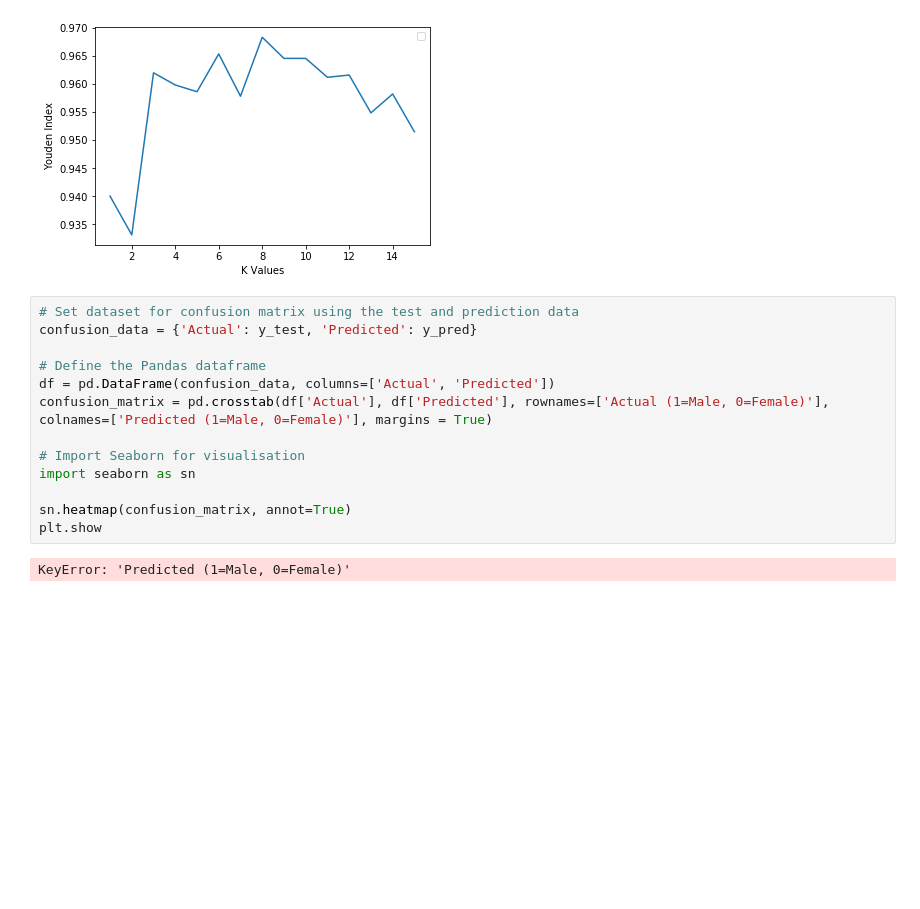
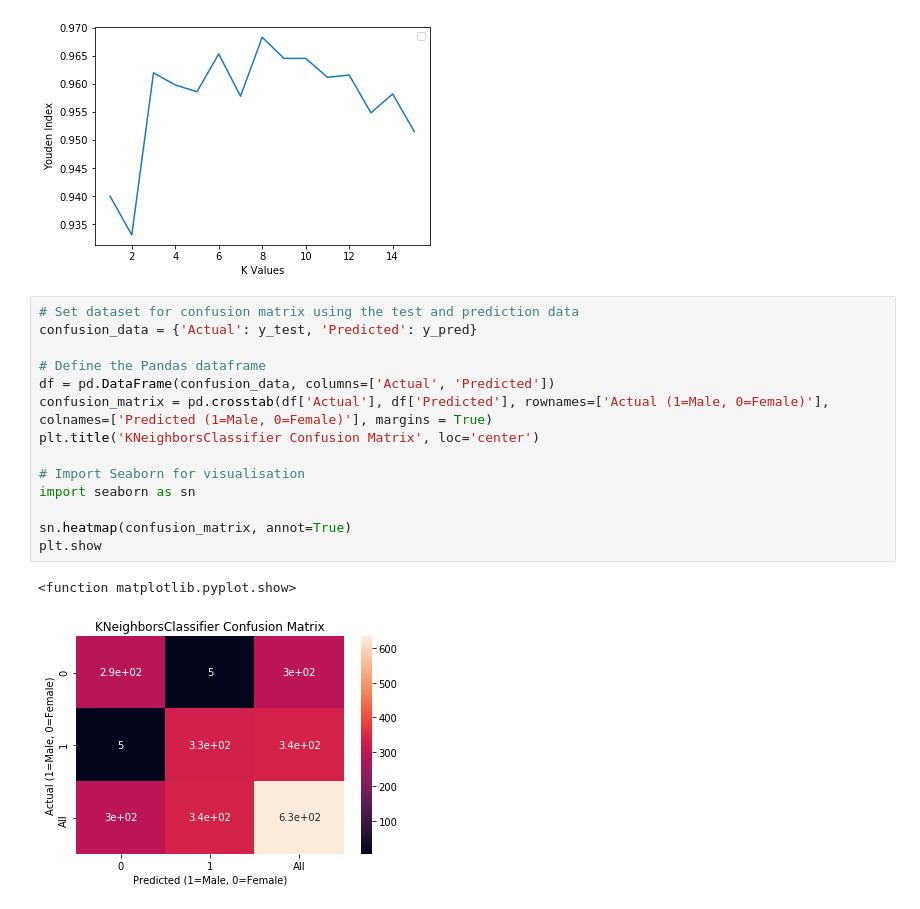
Before and after one commit to DataScienceGroup2/DataScienceExamPaper2020, a Jupyter notebook: KNeigborClassifier.ipynb, the cells around one changed output. Cells and saved outputs as stored; diff of their text form; blank space fills up the shorter version.

```diff
--- a/KNeigborClassifier.ipynb
+++ b/KNeigborClassifier.ipynb
@@ -199,15 +199,17 @@ plt.show()
 # %%
 # Set dataset for confusion matrix using the test and prediction data
 confusion_data = {'Actual': y_test, 'Predicted': y_pred}
 
 # Define the Pandas dataframe
 df = pd.DataFrame(confusion_data, columns=['Actual', 'Predicted'])
 confusion_matrix = pd.crosstab(df['Actual'], df['Predicted'], rownames=['Actual (1=Male, 0=Female)'], colnames=['Predicted (1=Male, 0=Female)'], margins = True)
+plt.title('KNeighborsClassifier Confusion Matrix', loc='center')
 
 # Import Seaborn for visualisation
 import seaborn as sn
 
 sn.heatmap(confusion_matrix, annot=True)
 plt.show
 # %% [output]
-KeyError: 'Predicted (1=Male, 0=Female)'
+<function matplotlib.pyplot.show>
+[figure, added]
```
Also changed, not shown: 3 other files.
